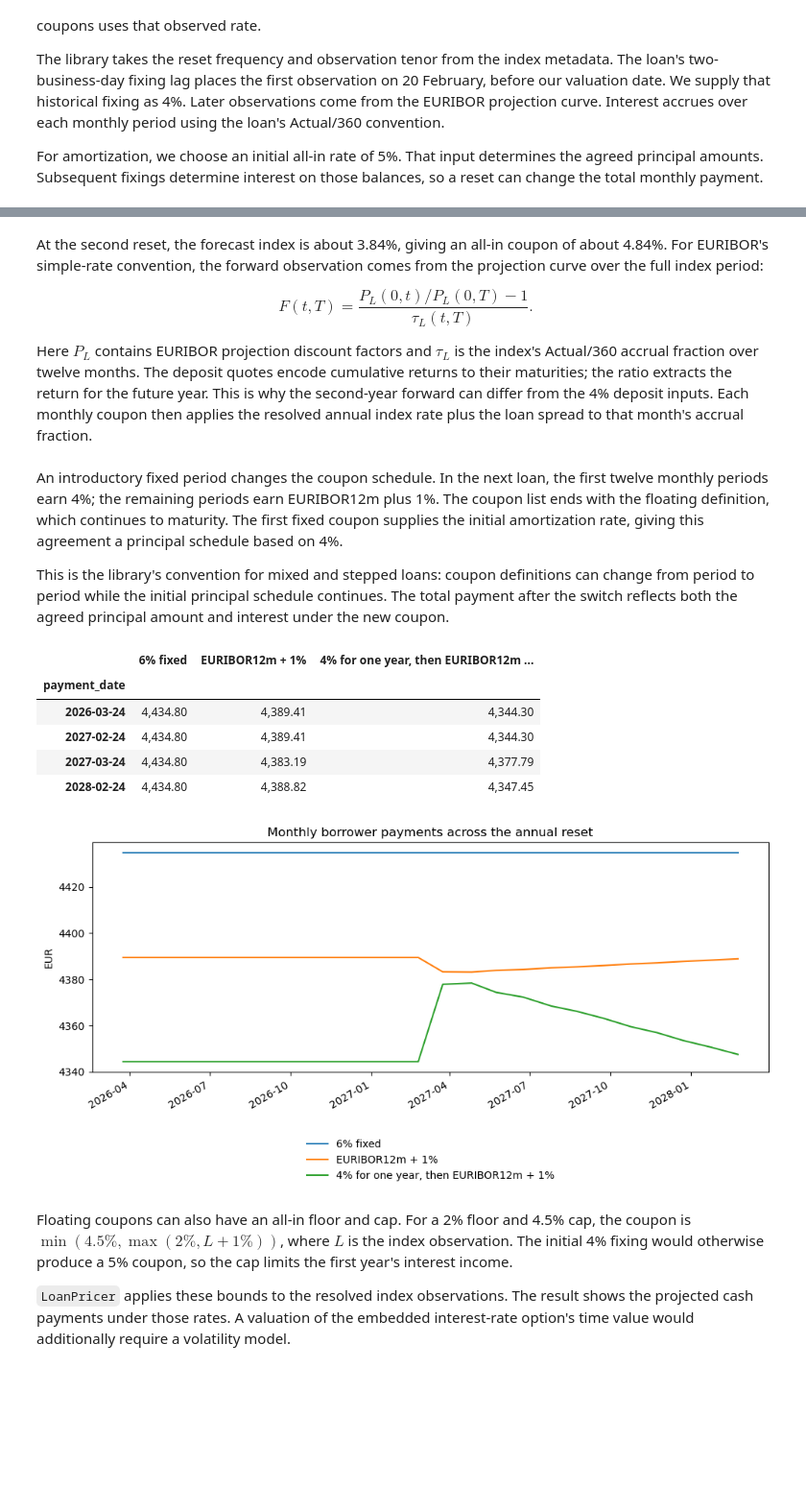
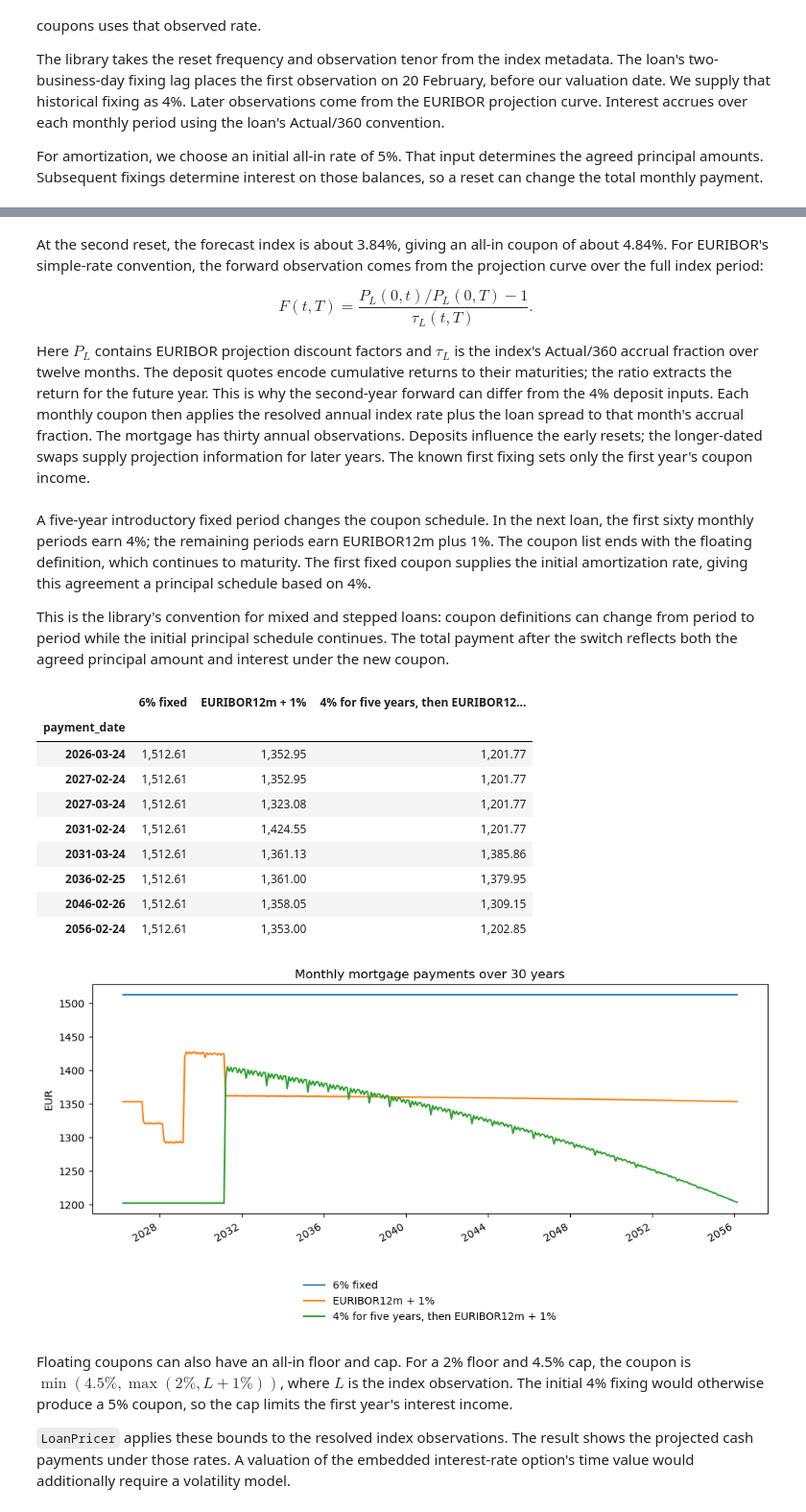
Before and after one commit to jmelo11/quantsupport, a Jupyter notebook: bindings/python/examples/valuation/loans/loans.ipynb, the cells around one changed output, grey strips where cells are left out. Shown at 96% size. Cells and saved outputs as stored; diff of their text form; code cells hidden in the pictures; blank space fills up the shorter version.

```diff
--- a/bindings/python/examples/valuation/loans/loans.ipynb
+++ b/bindings/python/examples/valuation/loans/loans.ipynb
@@ -43,7 +46,9 @@ from market_data import load_loan_market
 
 pd.set_option("display.float_format", lambda value: f"{value:,.2f}")
 valuation_date = "2026-02-24"
-principal = 100_000.0
+maturity_date = "2056-02-24"
+principal = 250_000.0
+introductory_years = 5
 market = load_loan_market()
 known_fixings = qs.FixingStore()
 estr_policy = qs.FixedIncomeDiscountPolicy(
@@ -117,7 +122,7 @@ fixed = qs.Loan(
     identifier="FIXED", coupons=[qs.Coupon.fixed(rate=0.06)],
     repayment=french,
     start_date=valuation_date,
-    maturity_date="2028-02-24",
+    maturity_date=maturity_date,
     notional=principal,
     currency=qs.Currency.EUR,
     payment_frequency=qs.Frequency.Monthly,
@@ -138,7 +143,7 @@ fixed_payments = fixed_result.cashflows.pivot_table(
 ).rename(columns={"FixedRateCoupon": "Interest", "Redemption": "Principal repaid"})
 fixed_payments["Payment"] = fixed_payments["Interest"] + fixed_payments["Principal repaid"]
 fixed_payments["Opening balance"] = principal - fixed_payments["Principal repaid"].cumsum().shift(fill_value=0)
-fixed_payments["Closing balance"] = principal - fixed_payments["Principal repaid"].cumsum()
+fixed_payments["Closing balance"] = (principal - fixed_payments["Principal repaid"].cumsum()).clip(lower=0)
 display(fixed_payments[["Opening balance", "Interest", "Principal repaid", "Payment", "Closing balance"]].head(6))
 # %% [output]
 | type | Opening balance | Interest | Principal repaid | Payment | Closing balance |
@@ -198,7 +218,7 @@ repayment_choices = {
         identifier="BULLET", coupons=[qs.Coupon.fixed(rate=0.06)],
         repayment=qs.LoanRepaymentStructure.bullet(),
         start_date=valuation_date,
-        maturity_date="2028-02-24",
+        maturity_date=maturity_date,
         notional=principal,
         currency=qs.Currency.EUR,
         payment_frequency=qs.Frequency.Monthly,
@@ -211,7 +231,7 @@ repayment_choices = {
         identifier="BALLOON", coupons=[qs.Coupon.fixed(rate=0.06)],
         repayment=qs.LoanRepaymentStructure.balloon(residual_fraction=0.25),
         start_date=valuation_date,
-        maturity_date="2028-02-24",
+        maturity_date=maturity_date,
         notional=principal,
         currency=qs.Currency.EUR,
         payment_frequency=qs.Frequency.Monthly,
@@ -276,7 +298,7 @@ floating = qs.Loan(
     identifier="FLOATING", coupons=[qs.Coupon.floating(index="EURIBOR12m", spread=0.01)],
     repayment=french, amortization_rate=0.05,
     start_date=valuation_date,
-    maturity_date="2028-02-24",
+    maturity_date=maturity_date,
     notional=principal,
     currency=qs.Currency.EUR,
     payment_frequency=qs.Frequency.Monthly,
@@ -339,9 +375,12 @@ encode cumulative returns to their maturities; the ratio extracts the return
 for the future year. This is why the second-year forward can differ from the 4%
 deposit inputs. Each monthly coupon then applies the resolved annual index rate
 plus the loan spread to that month's accrual fraction.
+The mortgage has thirty annual observations. Deposits influence the early resets;
+the longer-dated swaps supply projection information for later years. The known
+first fixing sets only the first year's coupon income.
 # %% [markdown]
-An introductory fixed period changes the coupon schedule. In the next loan,
-the first twelve monthly periods earn 4%; the remaining periods earn EURIBOR12m
+A five-year introductory fixed period changes the coupon schedule. In the next
+loan, the first sixty monthly periods earn 4%; the remaining periods earn EURIBOR12m
 plus 1%. The coupon list ends with the floating definition, which continues to
 maturity. The first fixed coupon supplies the initial amortization rate, giving
 this agreement a principal schedule based on 4%.
@@ -353,47 +392,51 @@ and interest under the new coupon.
 # %%
 mixed = qs.Loan(
     identifier="INTRODUCTORY-FIXED",
-    coupons=[qs.Coupon.fixed(rate=0.04)] * 12 + [qs.Coupon.floating(index="EURIBOR12m", spread=0.01)],
+    coupons=[qs.Coupon.fixed(rate=0.04)] * (introductory_years * 12) + [qs.Coupon.floating(index="EURIBOR12m", spread=0.01)],
     repayment=french,
     start_date=valuation_date,
-    maturity_date="2028-02-24",
+    maturity_date=maturity_date,
     notional=principal,
     currency=qs.Currency.EUR,
     payment_frequency=qs.Frequency.Monthly,
     day_counter=qs.DayCounter.Actual360,
     calendar="TARGET",
     business_day_convention=qs.BusinessDayConvention.Following,
     fixing_lag=2,
 )
 with context:
     mixed_result = pricer.evaluate(
         trade=qs.Trade(instrument=mixed, trade_date=valuation_date),
         context=context,
         requests=requests,
     )
 
 payment_paths = pd.DataFrame({
     "6% fixed": fixed_result.cashflows.groupby("payment_date").amount.sum(),
     "EURIBOR12m + 1%": floating_result.cashflows.groupby("payment_date").amount.sum(),
-    "4% for one year, then EURIBOR12m + 1%": mixed_result.cashflows.groupby("payment_date").amount.sum(),
+    "4% for five years, then EURIBOR12m + 1%": mixed_result.cashflows.groupby("payment_date").amount.sum(),
 })
-display(payment_paths.iloc[[0, 11, 12, -1]])
+display(payment_paths.iloc[[0, 11, 12, 59, 60, 119, 239, -1]])
 figure, axis = plt.subplots(figsize=(10, 5.2))
 for label in payment_paths:
     axis.plot(pd.to_datetime(payment_paths.index), payment_paths[label], label=label)
-axis.set(title="Monthly borrower payments across the annual reset", ylabel="EUR")
+axis.set(title="Monthly mortgage payments over 30 years", ylabel="EUR")
 axis.legend(loc="upper center", bbox_to_anchor=(0.5, -0.25), frameon=False)
 figure.autofmt_xdate()
 figure.tight_layout()
 plt.show()
 # %% [output]
-|  | 6% fixed | EURIBOR12m + 1% | 4% for one year, then EURIBOR12m ... |
+|  | 6% fixed | EURIBOR12m + 1% | 4% for five years, then EURIBOR12... |
 | payment_date |  |  |  |
-| 2026-03-24 | 4,434.80 | 4,389.41 | 4,344.30 |
-| 2027-02-24 | 4,434.80 | 4,389.41 | 4,344.30 |
-| 2027-03-24 | 4,434.80 | 4,383.19 | 4,377.79 |
-| 2028-02-24 | 4,434.80 | 4,388.82 | 4,347.45 |
+| 2026-03-24 | 1,512.61 | 1,352.95 | 1,201.77 |
+| 2027-02-24 | 1,512.61 | 1,352.95 | 1,201.77 |
+| 2027-03-24 | 1,512.61 | 1,323.08 | 1,201.77 |
+| 2031-02-24 | 1,512.61 | 1,424.55 | 1,201.77 |
+| 2031-03-24 | 1,512.61 | 1,361.13 | 1,385.86 |
+| 2036-02-25 | 1,512.61 | 1,361.00 | 1,379.95 |
+| 2046-02-26 | 1,512.61 | 1,358.05 | 1,309.15 |
+| 2056-02-24 | 1,512.61 | 1,353.00 | 1,202.85 |
-[figure, old version]
+[figure, new version]
 # %% [markdown]
 Floating coupons can also have an all-in floor and cap. For a 2% floor and
 4.5% cap, the coupon is $\min(4.5\%,\max(2\%,L+1\%))$, where $L$ is the index
```
Also changed, not shown: parts of 31 cells of this notebook, 6 other files.
